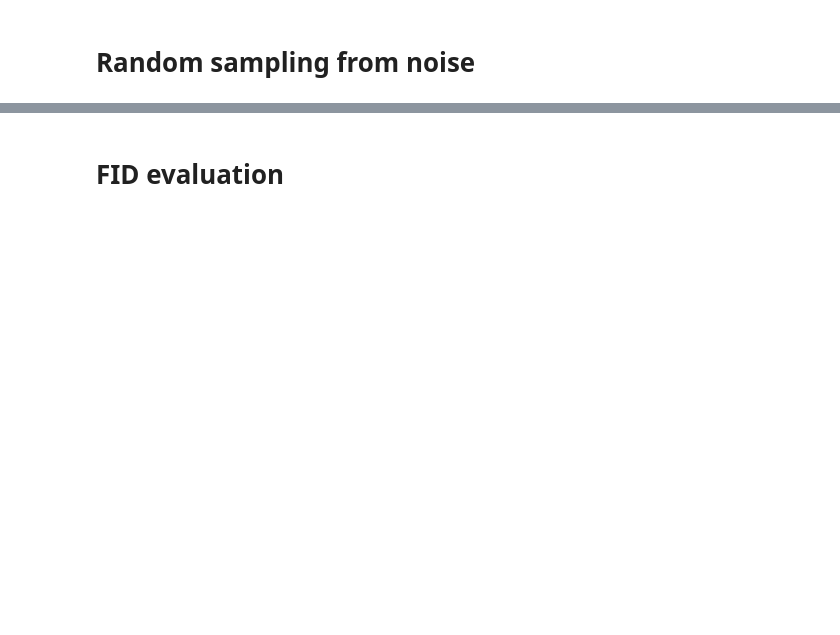
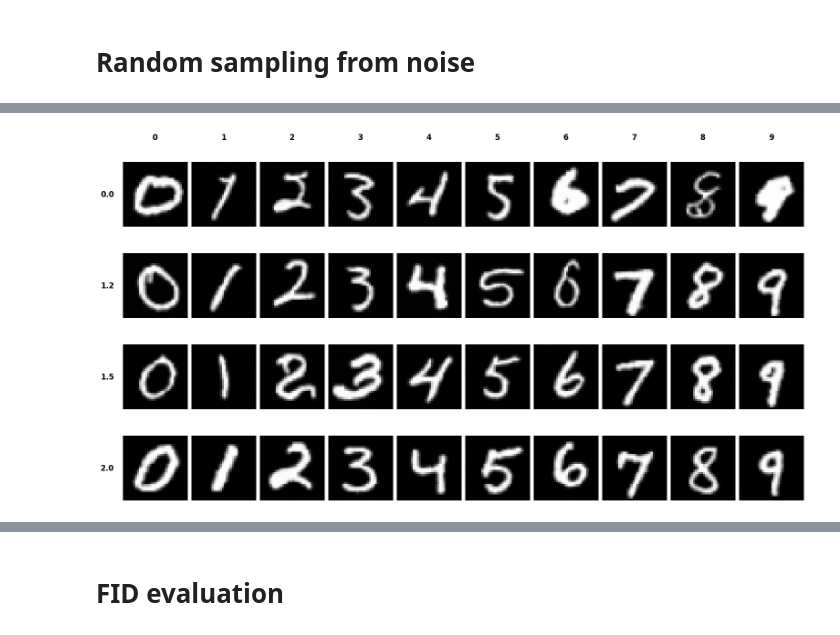
Before and after one commit to LeoItaly/DDPM-DL, a Jupyter notebook: Rasmus/DDPM_conditional_training.ipynb, the cells around one changed output, grey strips where cells are left out. Drawn from its saved outputs; the diff is of its cells as text; code cells hidden in the pictures; blank space fills up the shorter version.

```diff
--- a/Rasmus/DDPM_conditional_training.ipynb
+++ b/Rasmus/DDPM_conditional_training.ipynb
@@ -871,0 +976,55 @@ plt.axis(False)
+# %%
+import matplotlib.pyplot as plt
+
+# Assuming 'imgs' is a list or tensor of images with shape (N, C, H, W)
+# Convert imgs to a list of NumPy arrays if it’s a tensor
+imgs_np = [img.permute(1, 2, 0).cpu().numpy() for img in imgs]
+
+# Define the grid size
+nrow = 10  # Number of images per row
+num_images = len(imgs_np)
+num_rows = (num_images + nrow - 1) // nrow  # Calculate the number of rows needed
+
+# Create the figure and subplots
+fig, axes = plt.subplots(num_rows, nrow, figsize=(15, num_rows * 2), constrained_layout=True)
+
+# Flatten axes for easier indexing if there are multiple rows
+axes = axes.flatten()
+
+# Plot each image in the grid
+for i, img in enumerate(imgs_np):
+    axes[i].imshow(img, cmap='gray')  # Adjust cmap if needed
+    axes[i].axis('off')  # Remove axis ticks for individual images
+
+# Hide empty subplots if images don't perfectly fill the grid
+for i in range(num_images, len(axes)):
+    axes[i].axis('off')
+
+# Add global column and row annotations using Supertitles
+col_labels = [f'{digits[i]}' for i in range(nrow)]
+row_labels = [f'{guidance_scales[i]}' for i in range(num_rows)]
+
+# Add column labels at the top of the figure
+for col in range(nrow):
+    if col < len(col_labels):
+        fig.text(
+            x=(col + 0.5) / nrow, y=1.02,  # Position above the grid
+            s=col_labels[col],
+            ha='center', va='bottom',
+            fontsize=12, fontweight='bold'
+        )
+
+# Add row labels to the left of the figure
+for row in range(num_rows):
+    if row < len(row_labels):
+        fig.text(
+            x=-0.01, y=(num_rows - row - 0.5) / num_rows,  # Position beside the grid
+            s=row_labels[row],
+            ha='right', va='center',
+            fontsize=12, fontweight='bold'
+        )
+
+# Show the plot
+plt.show()
+# %% [output]
+[figure, added]
```
Also changed, not shown: parts of 21 cells of this notebook, 3 other files.
